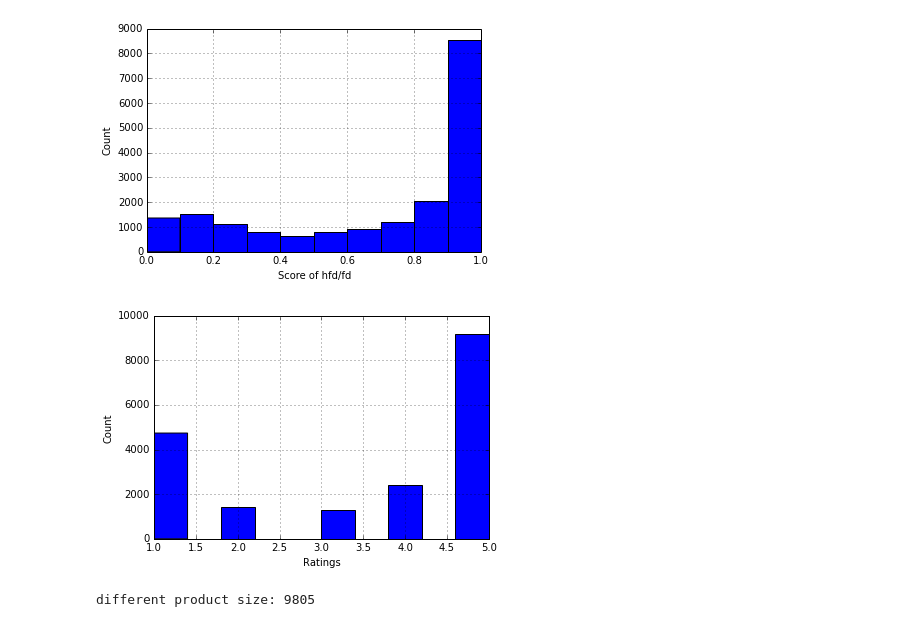
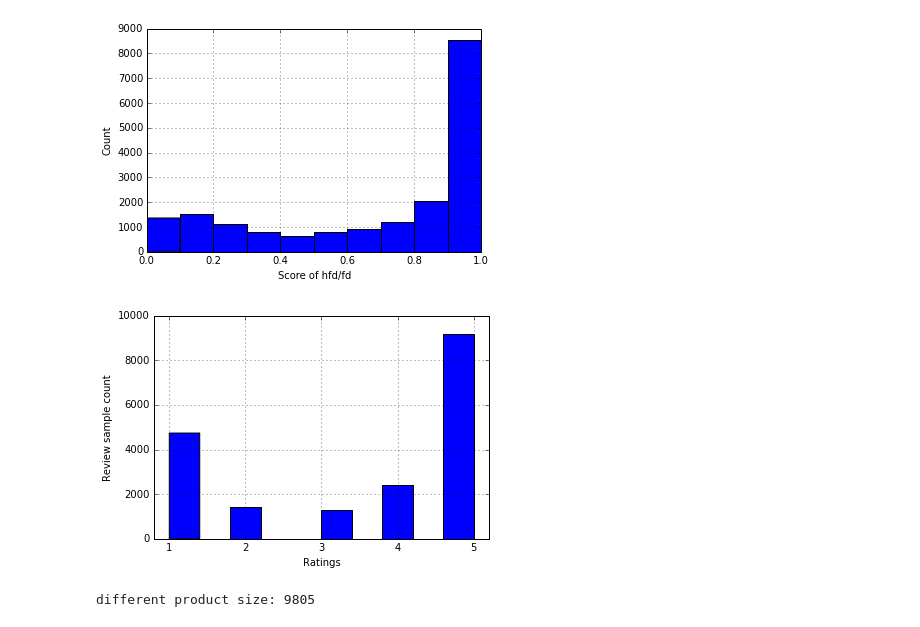
Before and after one commit to sonyfe25cp/ReviewHelpful, a Jupyter notebook: python-notebook/Review-english.ipynb, the cells around one changed output. Cells and saved outputs as stored; diff of their text form; code cells hidden in the pictures.

```diff
--- a/python-notebook/Review-english.ipynb
+++ b/python-notebook/Review-english.ipynb
@@ -85,11 +85,12 @@ plt.ylabel('Count')
 # %%
 #rating distribution
 df.rating.hist()
 plt.xlabel('Ratings')
-plt.ylabel("Count")
+plt.ylabel("Review sample count")
+plt.axis([0.8, 5.2, 0, 10000])
 plt.savefig('ratings.svg')
 # %% [output]
-[figure, old version]
+[figure, new version]
 # %%
 #count how many products in the dataset  ==》9809 products
 df.groupby('pid').count().shape
```
Also changed, not shown: parts of 2 cells of this notebook, 3 other files.
